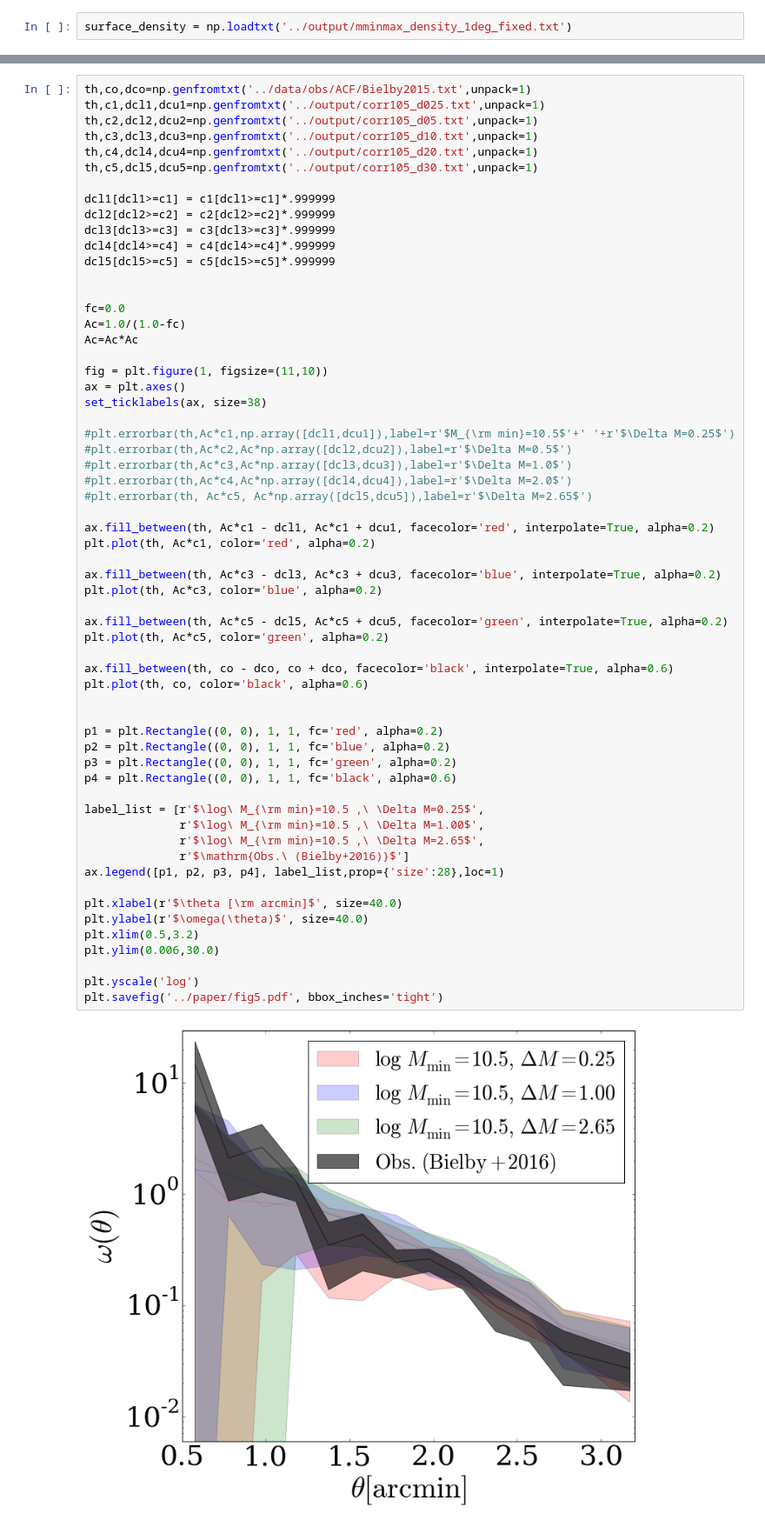
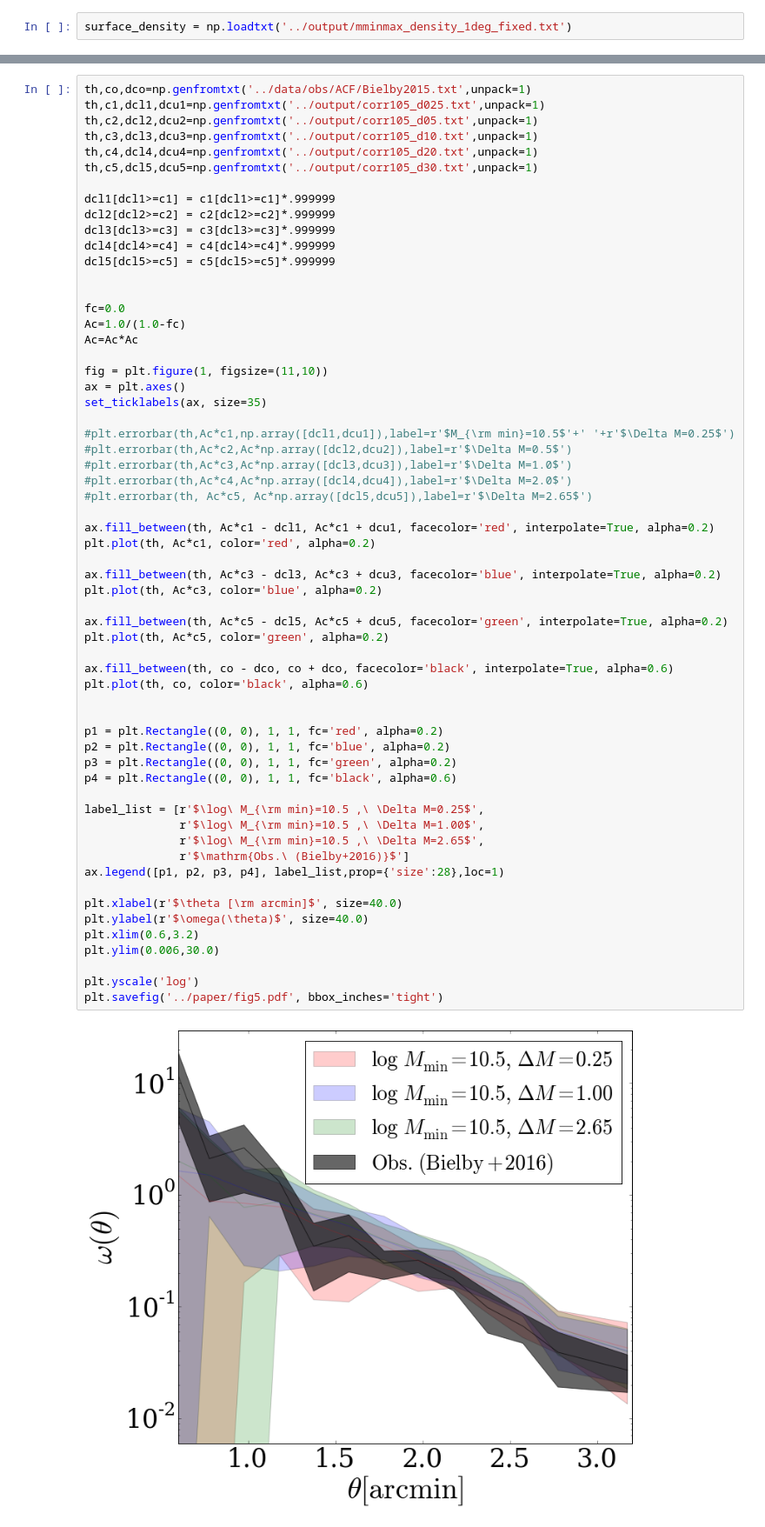
Before and after one commit to astroandes/LAEsBayes, a Jupyter notebook: code/paper_plots.ipynb, the cells around one changed output, grey strips where cells are left out. Shown at 87% size. Cells and saved outputs as stored; diff of their text form.

```diff
--- a/code/paper_plots.ipynb
+++ b/code/paper_plots.ipynb
@@ -69,7 +69,7 @@ Ac=Ac*Ac
 
 fig = plt.figure(1, figsize=(11,10))
 ax = plt.axes()
-set_ticklabels(ax, size=38)
+set_ticklabels(ax, size=35)
 
 #plt.errorbar(th,Ac*c1,np.array([dcl1,dcu1]),label=r'$M_{\rm min}=10.5$'+' '+r'$\Delta M=0.25$')
 #plt.errorbar(th,Ac*c2,Ac*np.array([dcl2,dcu2]),label=r'$\Delta M=0.5$')
@@ -81,35 +81,35 @@ ax.fill_between(th, Ac*c1 - dcl1, Ac*c1 + dcu1, facecolor='red', interpolate=Tru
 plt.plot(th, Ac*c1, color='red', alpha=0.2)
 
 ax.fill_between(th, Ac*c3 - dcl3, Ac*c3 + dcu3, facecolor='blue', interpolate=True, alpha=0.2)
 plt.plot(th, Ac*c3, color='blue', alpha=0.2)
 
 ax.fill_between(th, Ac*c5 - dcl5, Ac*c5 + dcu5, facecolor='green', interpolate=True, alpha=0.2)
 plt.plot(th, Ac*c5, color='green', alpha=0.2)
 
 ax.fill_between(th, co - dco, co + dco, facecolor='black', interpolate=True, alpha=0.6)
 plt.plot(th, co, color='black', alpha=0.6)
 
 
 p1 = plt.Rectangle((0, 0), 1, 1, fc='red', alpha=0.2)
 p2 = plt.Rectangle((0, 0), 1, 1, fc='blue', alpha=0.2)
 p3 = plt.Rectangle((0, 0), 1, 1, fc='green', alpha=0.2)
 p4 = plt.Rectangle((0, 0), 1, 1, fc='black', alpha=0.6)
 
 label_list = [r'$\log\ M_{\rm min}=10.5 ,\ \Delta M=0.25$',
               r'$\log\ M_{\rm min}=10.5 ,\ \Delta M=1.00$',
               r'$\log\ M_{\rm min}=10.5 ,\ \Delta M=2.65$',
               r'$\mathrm{Obs.\ (Bielby+2016)}$']
 ax.legend([p1, p2, p3, p4], label_list,prop={'size':28},loc=1)
 
 plt.xlabel(r'$\theta [\rm arcmin]$', size=40.0)
 plt.ylabel(r'$\omega(\theta)$', size=40.0)
-plt.xlim(0.5,3.2)
+plt.xlim(0.6,3.2)
 plt.ylim(0.006,30.0)
 
 plt.yscale('log')
 plt.savefig('../paper/fig5.pdf', bbox_inches='tight')
 # %% [output]
-[figure, old version]
+[figure, new version]
 # %%
 fig = plt.figure(1, figsize=(11,10))
 ax = plt.axes()
```
Also changed, not shown: parts of 3 cells of this notebook, 3 other files.
